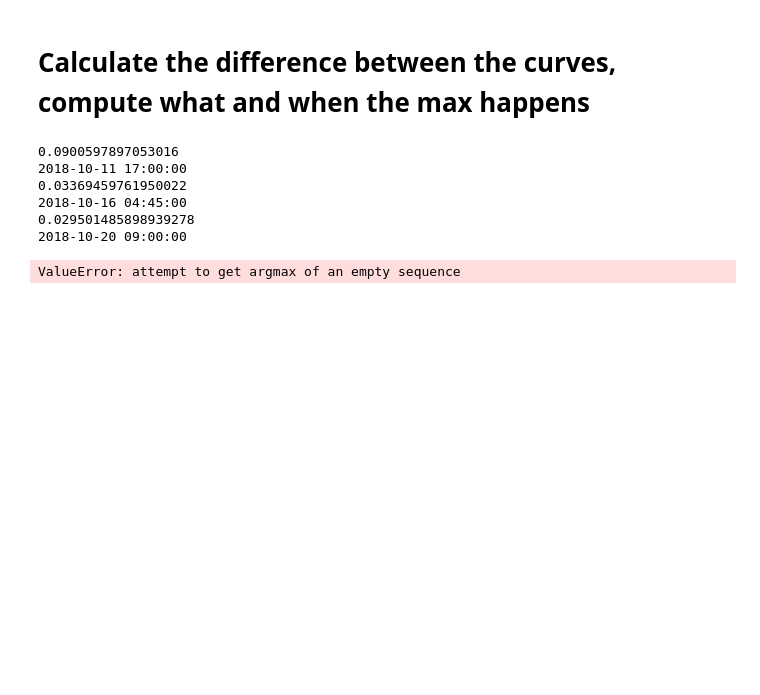
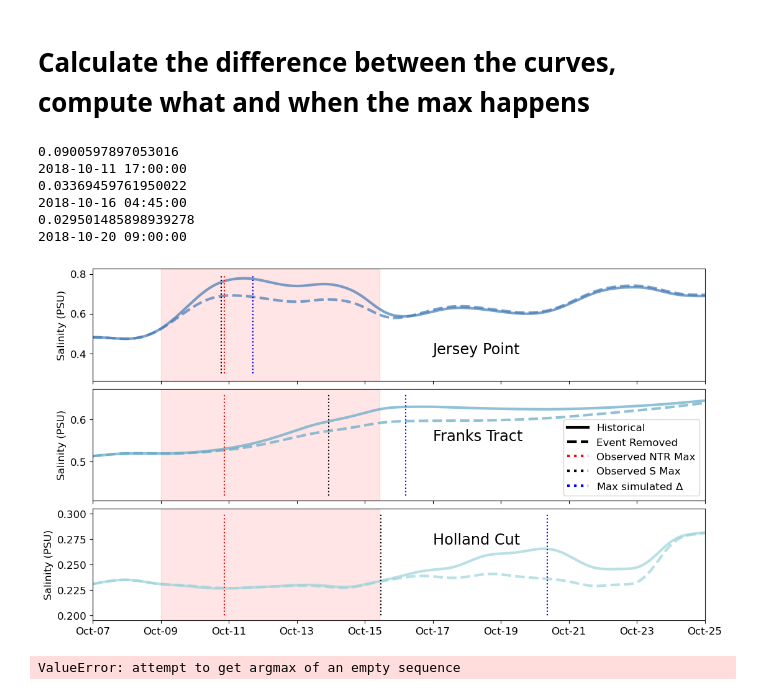
Before and after one commit to jennaisrael/Savio_scratch_back_up, a Jupyter notebook: Plotting/expanse/station_plots_2018_event.ipynb, the cells around one changed output. Cells and saved outputs as stored; diff of their text form; code cells hidden in the pictures; blank space fills up the shorter version.

```diff
--- a/Plotting/expanse/station_plots_2018_event.ipynb
+++ b/Plotting/expanse/station_plots_2018_event.ipynb
@@ -455,3 +457,93 @@ print(hol2_diff.idxmax())
+# %%
+#plot the 3 stations
+
+station_indices=[115,202,159] #Jersey Point, Franks Tract Mid Tract, Holland Cut near Bethel Island
+fig, ax = plt.subplots(3,1,layout='constrained',sharex=True,figsize=[11,6])
+mpl.rcParams.update({'font.size': 12})
+
+# ax.grid(alpha=0.5)
+for idx in station_indices:
+    if idx == 115:
+        s=2
+        an=0
+    if idx == 202:
+        s=3
+        an=1
+    if idx == 159:
+        s=4
+        an=2
+    values1 = run13[str(idx)]
+    values2 = run14[str(idx)]
+    values3 = run13_r[str(idx)]
+    values4 = run14_r[str(idx)]
+
+    ax[an].plot(values1, label = 'Historical '+stations[idx], linewidth=3, alpha =0.7, color=cmocean.cm.ice((s+1)/6))
+    ax[an].plot(values2, label = 'Event Removed ' +stations[idx], linewidth=3, alpha =0.7,linestyle='--', color=cmocean.cm.ice((s+1)/6))
+
+
+color_dict= {'Jersey Point': cmocean.cm.ice(3/6),
+             'Franks Tract': cmocean.cm.ice(4/6),
+             'Holland Cut': cmocean.cm.ice(5/6)}
+style_dict={'Historical':'-',
+            'Event Removed':'--'}
+other_dict={'Observed NTR Max':'r',
+            'Observed S Max':'k',
+            r'Max simulated $\Delta$':'b'}
+overall_dict= style_dict | other_dict
+
+
+#custom_points1=[Line2D([0], [0],linestyle='-',linewidth=3, color=c) for c in color_dict.values()]
+custom_points2=[Line2D([0], [0],linestyle=s,linewidth=3, color='k') for s in style_dict.values()]
+custom_points3=[Line2D([0], [0],linestyle=':',linewidth=3, color=c) for c in other_dict.values()]
+# custom_points=custom_points1+custom_points2 # concatenate the lists
+custom_points=custom_points2+custom_points3 # concatenate the lists
+
+#leg = plt.legend(handles=[a,b,c,d,e,f,g],loc='upper right', bbox_to_anchor=(1.8, 2.0))
+#leg = plt.legend(custom_points, overall_dict.keys(),bbox_to_anchor=(1.1, 1.1))
+ax[1].legend(custom_points, overall_dict.keys())#,bbox_to_anchor=(1.1, 1.1))
+
+# highlight a time range
+ax[0].axvspan(strimpr, etrimpr, color="red", alpha=0.1)
+ax[1].axvspan(strimpr, etrimpr, color="red", alpha=0.1)
+ax[2].axvspan(strimpr, etrimpr, color="red", alpha=0.1)
+
+#annotate
+ax[0].text(pd.to_datetime('2018-10-17 00:00:00',format=dtformat), 0.4,'Jersey Point',size='x-large')
+ax[1].text(pd.to_datetime('2018-10-17 00:00:00',format=dtformat), 0.55,'Franks Tract',size='x-large')
+ax[2].text(pd.to_datetime('2018-10-17 00:00:00',format=dtformat), 0.27,'Holland Cut',size='x-large')
+
+ax[2].set_xlim(pd.to_datetime("2018-10-07"),pd.to_datetime("2018-10-25")) #July 1 to end
+# # ax.grid(which='major', color='b', linestyle='-')
+# #ax.set_title("Salinity from baroclinic run")
+ax[2].xaxis.set_major_formatter(mdates.DateFormatter('%b-%d'))
+ax[0].set_ylabel('Salinity (PSU)')
+ax[1].set_ylabel('Salinity (PSU)')
+ax[2].set_ylabel('Salinity (PSU)')
+
+#add a vertical red dashed line for where the Point Reyes max was
+ax[0].vlines(pd.to_datetime('2018-10-10 21:00:00',format=dtformat),0.3,0.8,colors='r',linestyles=':')
+ax[1].vlines(pd.to_datetime('2018-10-10 21:00:00',format=dtformat),0.42,0.66,colors='r',linestyles=':')
+ax[2].vlines(pd.to_datetime('2018-10-10 21:00:00',format=dtformat),0.2,0.3,colors='r',linestyles=':')
+
+#add a dotted vertical black line when the observed station max was
+ax[0].vlines(pd.to_datetime('2018-10-10 18:45:00',format=dtformat),0.3,0.8,colors='k',linestyles=':')
+ax[1].vlines(pd.to_datetime('2018-10-13 22:45:00',format=dtformat),0.42,0.66,colors='k',linestyles=':')
+ax[2].vlines(pd.to_datetime('2018-10-15 11:30:00',format=dtformat),0.2,0.3,colors='k',linestyles=':')
+
+#add dotted vertical line for maximum difference between simulations
+
+ax[0].vlines(jp_diff.idxmax(),0.3,0.8,colors='b',linestyles=':')
+ax[1].vlines(frk_diff.idxmax(),0.42,0.66,colors='b',linestyles=':')
+ax[2].vlines(hol2_diff.idxmax(),0.2,0.3,colors='b',linestyles=':')
+
+#add an X for the observed max value at each station
+
+
+plt.show()
+# ax.grid()
+fig.savefig('/home/jisrael/Savio_scratch_back_up/Plotting/expanse/manuscript_figures/2018_event_removed_salinity_3_plots_more_annotations_05_02_2026.png')
+# %% [output]
+[figure, added]
 # %%
 #What is the time of the max salinity during the event?
 eventrange=run13_r['21'].loc[pd.to_datetime("2020-10-17"):pd.to_datetime("2020-10-28")]
```
Also changed, not shown: parts of 1 cell of this notebook, 6 other files.
